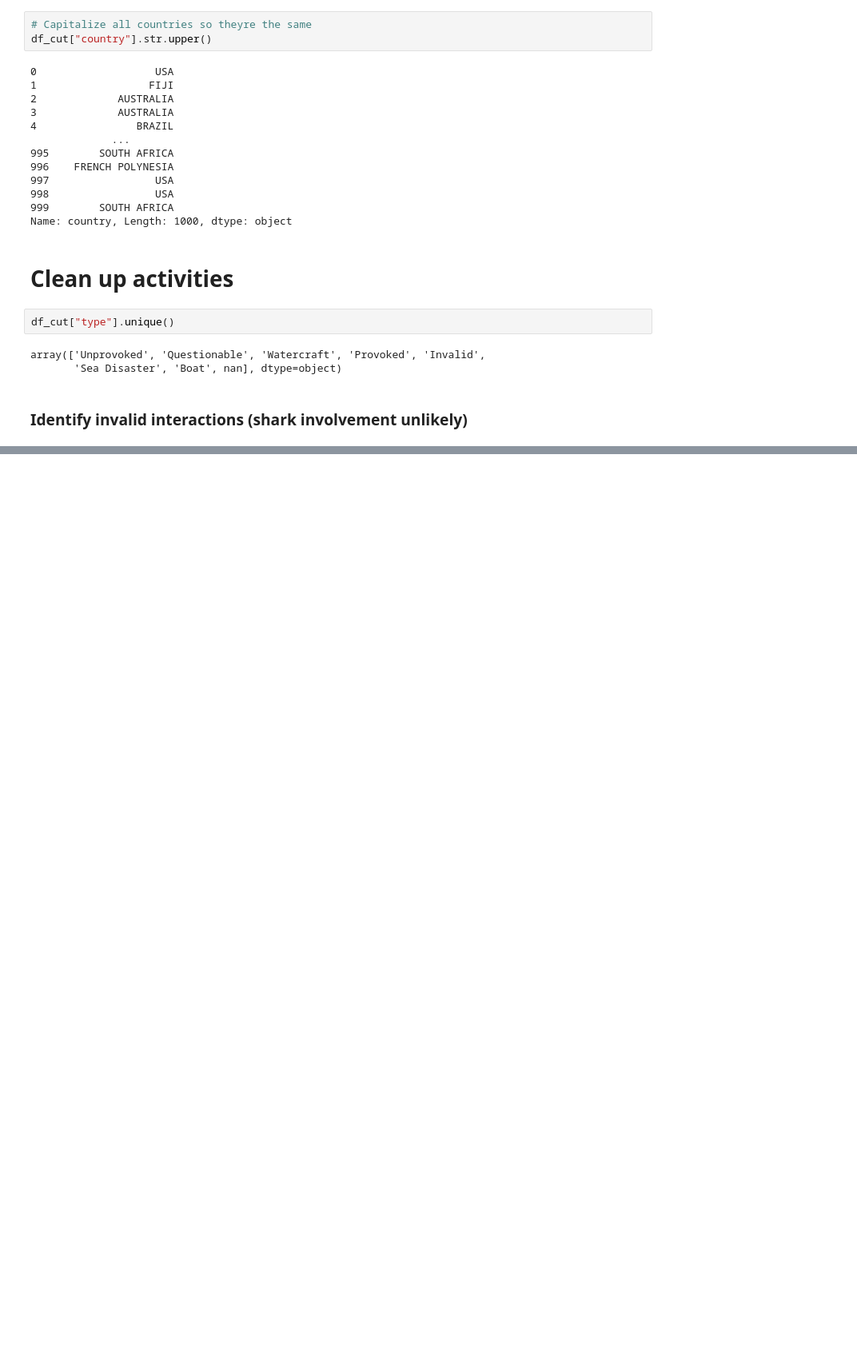
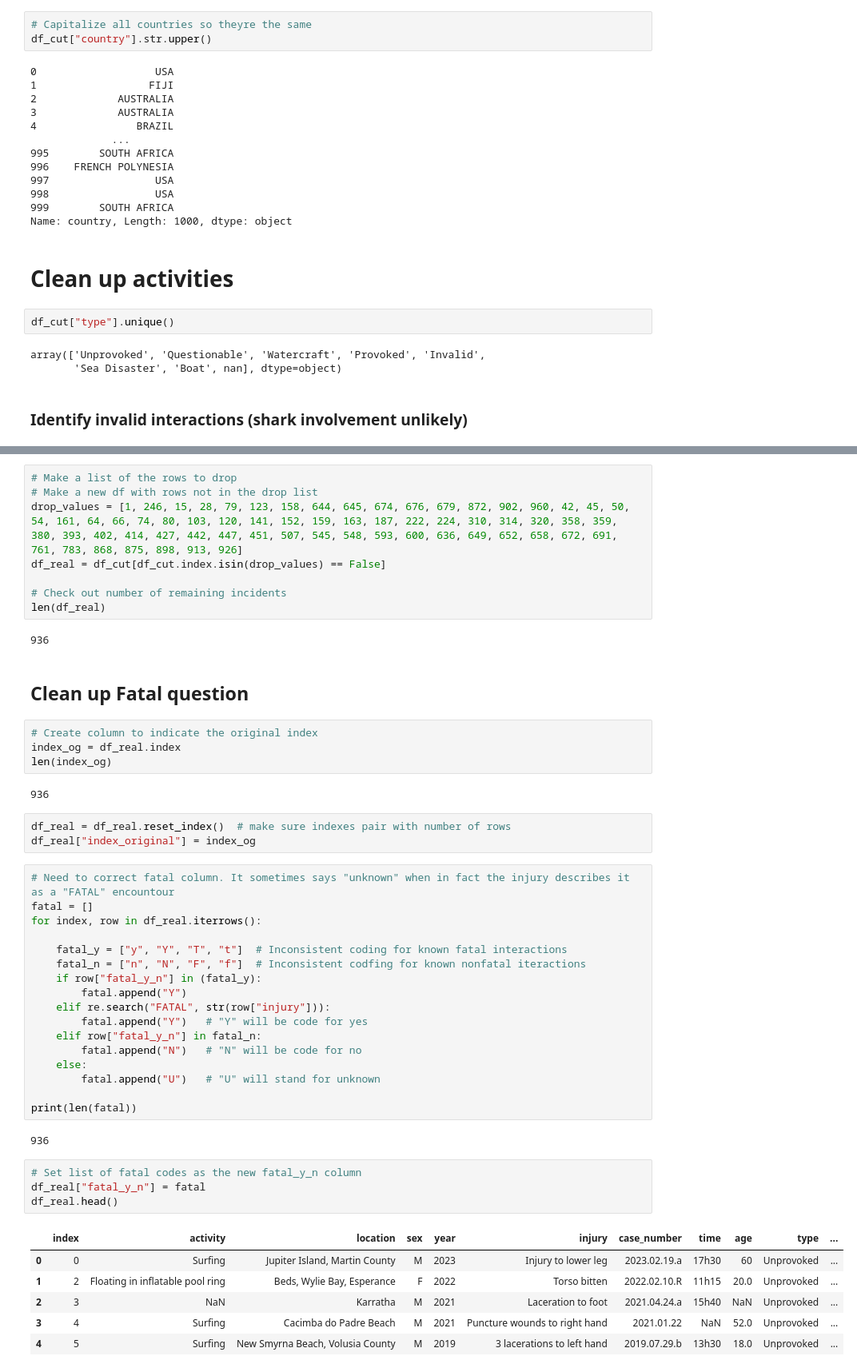
Before and after one commit to JenniferM-BShulyak/shark_attacks, a Jupyter notebook: setup.ipynb, the cells around one changed output, grey strips where cells are left out. Shown: that part at 80% size. Cells and saved outputs as stored; diff of their text form; blank space fills up the shorter version.

Commit message:
Finished cleaning up vital columns

```diff
--- a/setup.ipynb
+++ b/setup.ipynb
@@ -285,0 +238,51 @@ df_cut[df_cut["type"]=="Invalid"]
+# %%
+# Make a list of the rows to drop
+# Make a new df with rows not in the drop list
+drop_values = [1, 246, 15, 28, 79, 123, 158, 644, 645, 674, 676, 679, 872, 902, 960, 42, 45, 50, 54, 161, 64, 66, 74, 80, 103, 120, 141, 152, 159, 163, 187, 222, 224, 310, 314, 320, 358, 359, 380, 393, 402, 414, 427, 442, 447, 451, 507, 545, 548, 593, 600, 636, 649, 652, 658, 672, 691, 761, 783, 868, 875, 898, 913, 926]
+df_real = df_cut[df_cut.index.isin(drop_values) == False]
+
+# Check out number of remaining incidents
+len(df_real)
+# %% [output]
+936
+# %% [markdown]
+## Clean up Fatal question
+# %%
+# Create column to indicate the original index
+index_og = df_real.index
+len(index_og)
+# %% [output]
+936
+# %%
+df_real = df_real.reset_index()  # make sure indexes pair with number of rows
+df_real["index_original"] = index_og
+# %%
+# Need to correct fatal column. It sometimes says "unknown" when in fact the injury describes it as a "FATAL" encountour
+fatal = []
+for index, row in df_real.iterrows():
+
+    fatal_y = ["y", "Y", "T", "t"]  # Inconsistent coding for known fatal interactions
+    fatal_n = ["n", "N", "F", "f"]  # Inconsistent codfing for known nonfatal iteractions
+    if row["fatal_y_n"] in (fatal_y):
+        fatal.append("Y")
+    elif re.search("FATAL", str(row["injury"])):
+        fatal.append("Y")   # "Y" will be code for yes
+    elif row["fatal_y_n"] in fatal_n:
+        fatal.append("N")   # "N" will be code for no
+    else:
+        fatal.append("U")   # "U" will stand for unknown
+
+print(len(fatal))
+# %% [output]
+936
+# %%
+# Set list of fatal codes as the new fatal_y_n column
+df_real["fatal_y_n"] = fatal
+df_real.head()
+# %% [output]
+|  | index | activity | location | sex | year | injury | case_number | time | age | type | ... |
+| 0 | 0 | Surfing | Jupiter Island, Martin County | M | 2023 | Injury to lower leg | 2023.02.19.a | 17h30 | 60 | Unprovoked | ... |
+| 1 | 2 | Floating in inflatable pool ring | Beds, Wylie Bay, Esperance | F | 2022 | Torso bitten | 2022.02.10.R | 11h15 | 20.0 | Unprovoked | ... |
+| 2 | 3 | NaN | Karratha | M | 2021 | Laceration to foot | 2021.04.24.a | 15h40 | NaN | Unprovoked | ... |
+| 3 | 4 | Surfing | Cacimba do Padre Beach | M | 2021 | Puncture wounds to right hand | 2021.01.22 | NaN | 52.0 | Unprovoked | ... |
+| 4 | 5 | Surfing | New Smyrna Beach, Volusia County | M | 2019 | 3 lacerations to left hand | 2019.07.29.b | 13h30 | 18.0 | Unprovoked | ... |
```
Also changed, not shown: parts of 7 cells of this notebook, 2 other files.
